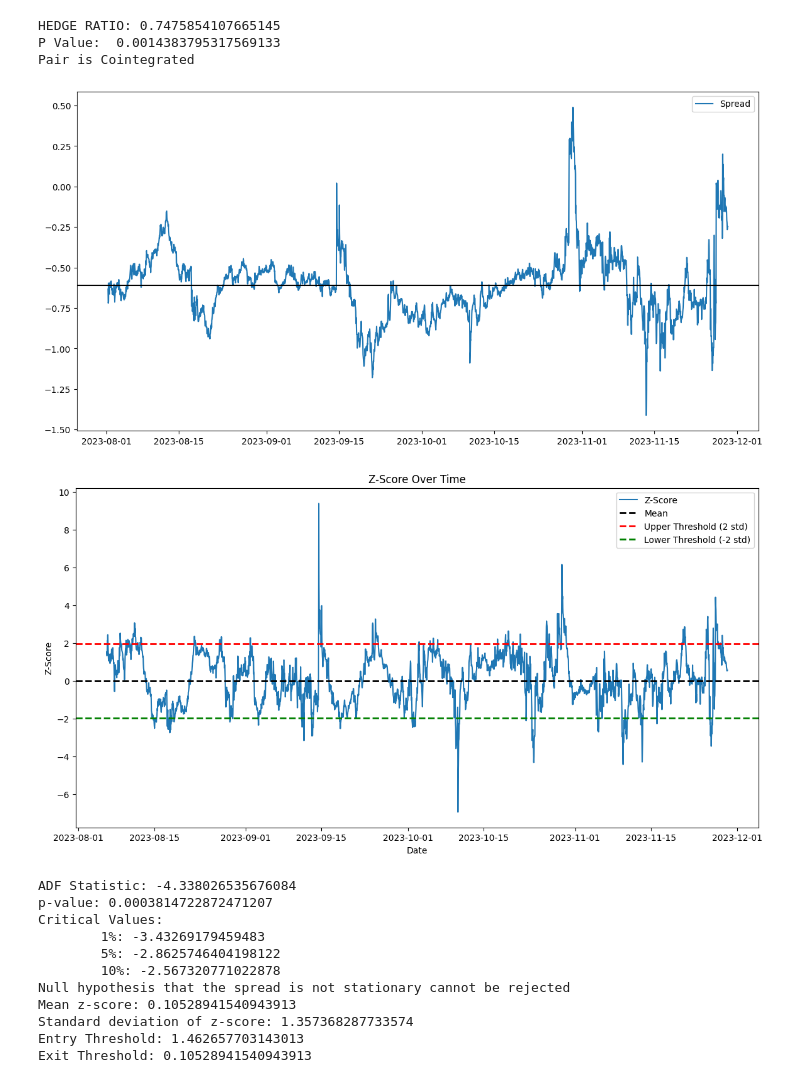
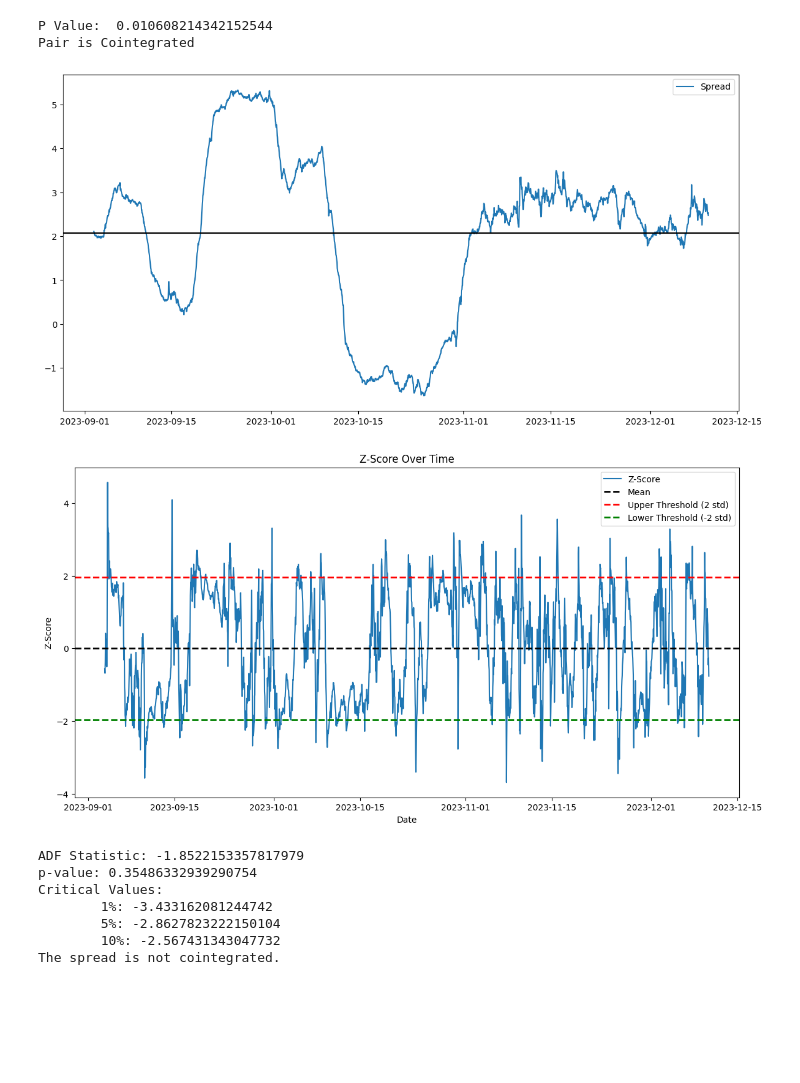
Before and after one commit to atlas-finance-io/atlas_trade, a Jupyter notebook: src/notebooks/cointegration_check.ipynb, the cells around one changed output. Drawn from its saved outputs; the diff is of its cells as text; code cells hidden in the pictures; blank space fills up the shorter version.

```diff
--- a/src/notebooks/cointegration_check.ipynb
+++ b/src/notebooks/cointegration_check.ipynb
@@ -5,6 +5,7 @@ import ccxt
 from datetime import datetime
 import numpy as np
 import statsmodels.api as sm
+from statsmodels.regression.rolling import RollingOLS
 from statsmodels.tsa.stattools import adfuller
 from statsmodels.tsa.stattools import coint
 import matplotlib.pyplot as plt
@@ -49,8 +50,26 @@ def fetch_prices(binance, symbol_one, symbol_two, look_back_days):
 
     return df_final
 
+def rolling_hedge_ratio(Y, X, lookback_window):
+    # Add a constant to X to represent the intercept for the OLS regression
+    X_with_const = sm.add_constant(X)
 
-def check_cointegration(prices, symbol_one, symbol_two, hedge_lookback, zscore_window):
+    # Initialize the hedge_ratios Series to store the results
+    hedge_ratios = pd.Series(index=Y.index)
+
+    # Perform the rolling regression and calculate the hedge ratio (beta coefficient)
+    rolling_model = RollingOLS(Y, X_with_const, window=lookback_window)
+    rolling_results = rolling_model.fit()
+
+    # Extract the beta coefficients (hedge ratios) from the rolling regression results
+    # Use 'params' and select the second column, which represents the beta coefficient
+    # The index is aligned with Y so no shifting occurs
+    hedge_ratios = rolling_results.params.iloc[:, 1]
+
+    return hedge_ratios
+
+
+def check_cointegration(prices, symbol_one, symbol_two, lookback_window, zscore_window):
 
     # ========================== Visualize Prices  ==============================
 
@@ -77,28 +96,19 @@ def check_cointegration(prices, symbol_one, symbol_two, hedge_lookback, zscore_w
     # Display the plot
     plt.show()
 
-    recent_prices = prices.tail(hedge_lookback)
 
+    prices["rolling_hedge_ratio"] = rolling_hedge_ratio(
+                prices[symbol_two], prices[symbol_one], lookback_window)
+    prices['calculated_spread'] = prices[symbol_two] - \
+        prices["rolling_hedge_ratio"] * prices[symbol_one]
 
-
-    X_with_const = sm.add_constant(recent_prices[symbol_one])
-
-    # Perform regression to find hedge ratio using the recent data
-    model = sm.OLS(recent_prices[symbol_two], X_with_const).fit()
-    hedge_ratio = model.params[symbol_one]
-
-    print(f"HEDGE RATIO: {hedge_ratio}")
-
-    prices['calculated_spread'] = prices[symbol_two] - \
-            hedge_ratio * prices[symbol_one]
-
-    # Calculate the rolling mean, standard deviation, and z-score
     prices['rolling_mean_spread'] = prices['calculated_spread'].rolling(
         window=zscore_window).mean()
     prices['rolling_std_spread'] = prices['calculated_spread'].rolling(
         window=zscore_window).std()
     prices['z_score'] = (prices['calculated_spread'] -
                         prices['rolling_mean_spread']) / prices['rolling_std_spread']
+
 
     # ========================== Cointegration Check with Engle-Granger  ==============================
 
@@ -122,12 +132,13 @@ def check_cointegration(prices, symbol_one, symbol_two, hedge_lookback, zscore_w
         return False
 
     # ========================== Stationary Check with Augmented Dickey Fuller ==============================
-    adf_result = adfuller(prices['calculated_spread'])
 
-    # Plot the z_score
+    spread = prices['calculated_spread'].dropna()
+    adf_result = adfuller(spread)
+
     plt.figure(figsize=(14, 7))
-    plt.plot(prices.index, prices['calculated_spread'], label='Calculated Spread')
-    plt.axhline(prices['calculated_spread'].mean(), color='black')
+    plt.plot(spread.index, spread, label='Calculated Spread')
+    plt.axhline(spread.mean(), color='black')
     plt.legend(['Spread']);
 
     # Plot the z_score
@@ -160,7 +171,7 @@ def check_cointegration(prices, symbol_one, symbol_two, hedge_lookback, zscore_w
 
 
 symbol_one = "ATOMUSDT"
-symbol_two =  "AXSUSDT"
+symbol_two =  "ENSUSDT"
 
 
 # Set up exchange connection
@@ -175,7 +186,7 @@ prices.set_index('time', inplace=True)
 
 
 # Check if the series are cointegrated
-cointegrated = check_cointegration(prices, symbol_one, symbol_two, hedge_lookback = 2880, zscore_window = 120)
+cointegrated = check_cointegration(prices, symbol_one, symbol_two, lookback_window = 500, zscore_window = 30)
 
 # If cointegrated, we can move on to determine suitable z-score thresholds
 # These would typically be determined based on historical data and the desired frequency of trading signals
@@ -197,16 +208,11 @@ if cointegrated:
-HEDGE RATIO: 0.7475854107665145
-P Value:  0.0014383795317569133
+P Value:  0.010608214342152544
 Pair is Cointegrated
-[figure, old version]
+[figure, new version]
-[figure, old version]
+[figure, new version]
-ADF Statistic: -4.338026535676084
-p-value: 0.0003814722872471207
+ADF Statistic: -1.8522153357817979
+p-value: 0.35486332939290754
 Critical Values:
-        1%: -3.43269179459483
-        5%: -2.8625746404198122
-        10%: -2.567320771022878
-Null hypothesis that the spread is not stationary cannot be rejected
-Mean z-score: 0.10528941540943913
-Standard deviation of z-score: 1.357368287733574
-Entry Threshold: 1.462657703143013
-Exit Threshold: 0.10528941540943913
+        1%: -3.433162081244742
+        5%: -2.8627823222150104
+        10%: -2.567431343047732
+The spread is not cointegrated.
```
Also changed, not shown: parts of 1 cell of this notebook, 18 other files.
